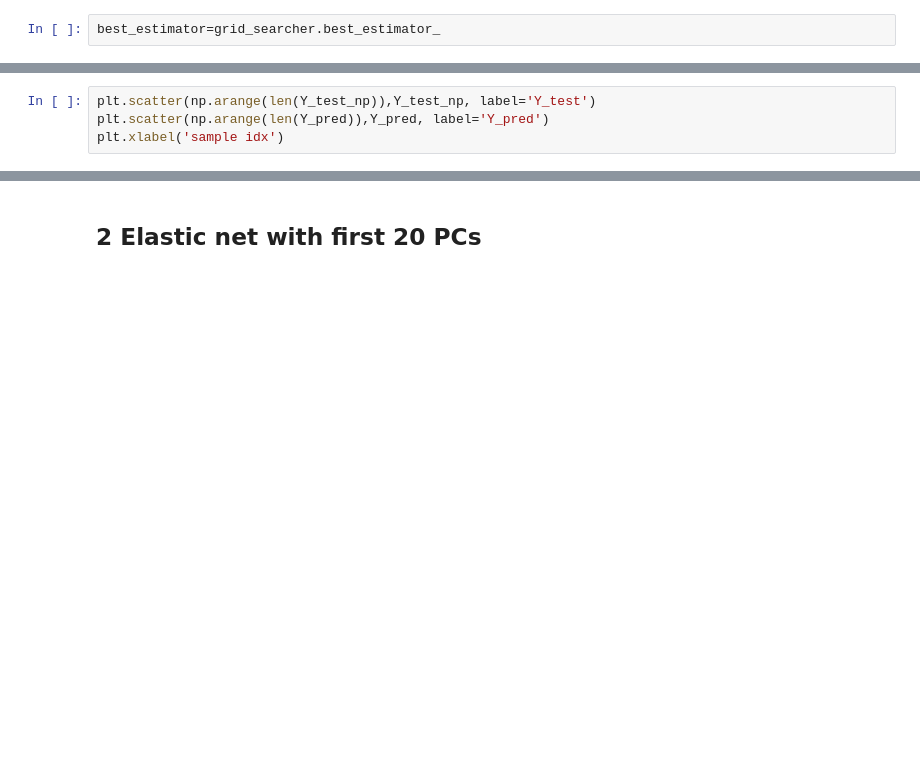
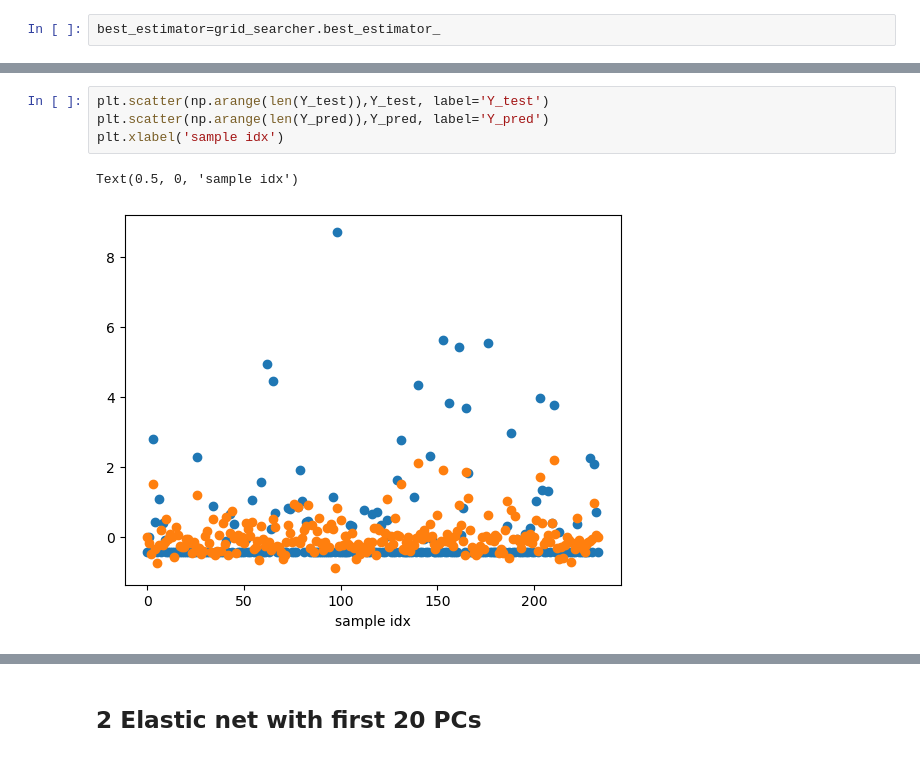
Before and after one commit to YviMa/predict_expression, a Jupyter notebook: notebooks/1_EDA_and_prototyping.ipynb, the cells around one changed output, grey strips where cells are left out. Saved outputs shown, nothing was run; the diff lists cells and outputs as text; blank space fills up the shorter version.

```diff
--- a/notebooks/1_EDA_and_prototyping.ipynb
+++ b/notebooks/1_EDA_and_prototyping.ipynb
@@ -146,5 +205,8 @@ print(MSE)
 # %%
-plt.scatter(np.arange(len(Y_test_np)),Y_test_np, label='Y_test')
+plt.scatter(np.arange(len(Y_test)),Y_test, label='Y_test')
 plt.scatter(np.arange(len(Y_pred)),Y_pred, label='Y_pred')
 plt.xlabel('sample idx')
+# %% [output]
+Text(0.5, 0, 'sample idx')
+[figure, added]
 # %%
```
Also changed, not shown: parts of 55 cells of this notebook.
